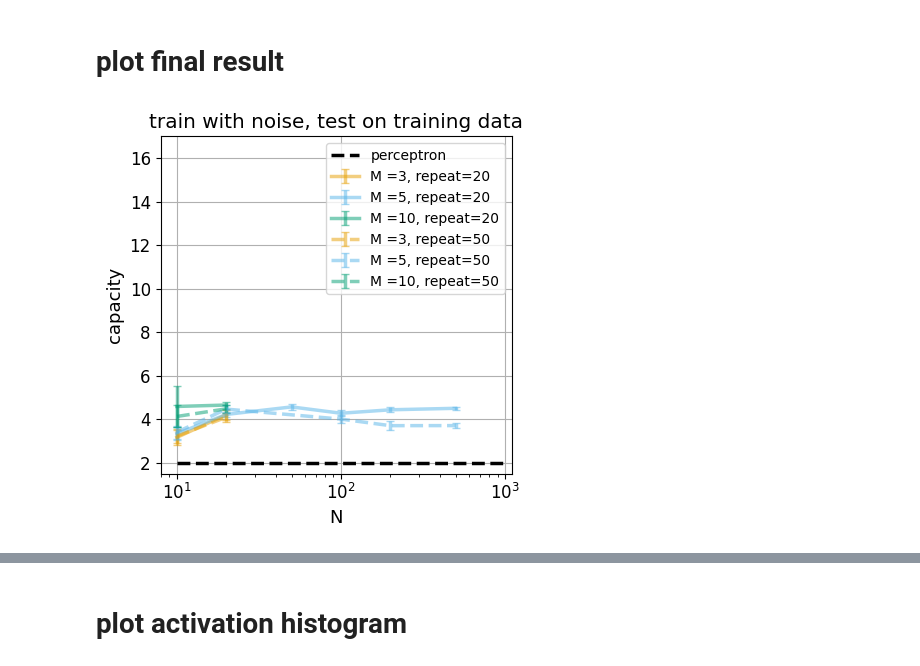
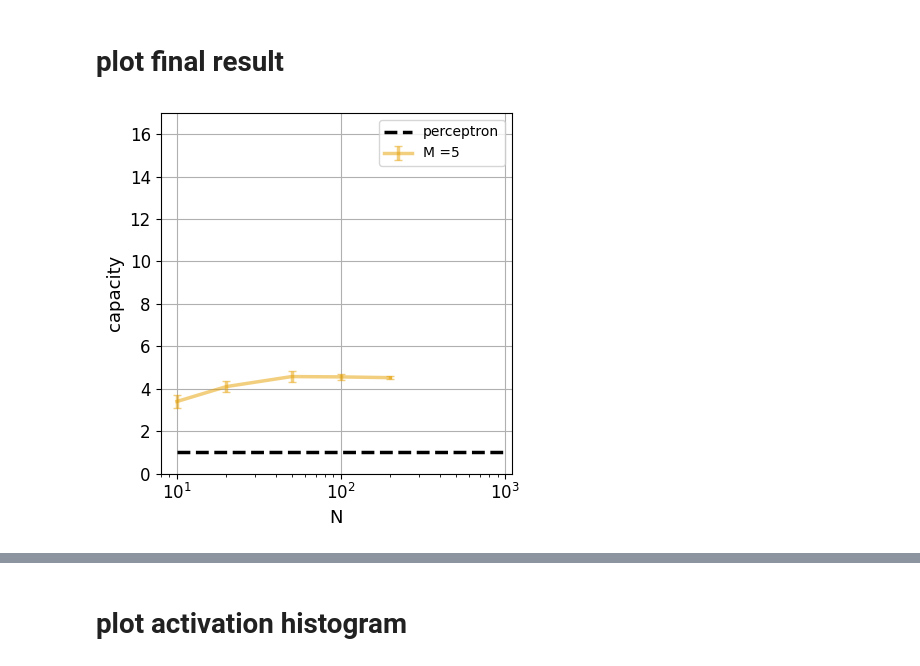
Before and after one commit to london-and-tequila/parallel_synapse_capacity, a Jupyter notebook: plot_results_no_shuffle.ipynb, the cells around one changed output, grey strips where cells are left out. Saved outputs shown, nothing was run; the diff lists cells and outputs as text; code cells hidden in the pictures.

```diff
--- a/plot_results_no_shuffle.ipynb
+++ b/plot_results_no_shuffle.ipynb
@@ -249,54 +211,54 @@ defaultdict(dict,
 # %%
 ax = plt.figure(figsize=(4.5, 4.5))
 color = ["#E69F00", "#56B4E9", "#009E73", "#0072B2", "#D55E00", "#CC79A7", "#F0E442"]
 line = ["-", "--", "-.", ":"]
 # plt.errorbar(capacity1[:, 0], capacity1[:, 2], yerr = capacity1[:, 3], capsize = 2, color = 'k', label = 'M = 5')
-for i_repeat, k in enumerate(all_capacity_dict):
-    capacity = all_capacity_dict[k]
-    for i, M in enumerate(capacity):
-        x, y, yerr = capacity[M][:, 0], capacity[M][:, 2], capacity[M][:, 3]
-        plt.errorbar(
-            x[~np.isnan(y)],
-            y[~np.isnan(y)],
-            yerr=yerr[~np.isnan(y)],
-            capsize=3,
-            color=color[i],
-            label="M =" + str(M) + ", repeat=" + str(k),
-            linestyle=line[i_repeat],
-            linewidth=2.5,
-            alpha=0.5,
-        )
-    # plt.errorbar(
-    #     capacityms[:, 0],
-    #     capacityms[:, 1],
-    #     yerr=capacityms[:, 2],
-    #     capsize=3,
-    #     color="r",
-    #     label="unlimited",
-    #     linewidth=3,
-    # )
+
+
+for i, M in enumerate(capacity):
+    x, y, yerr = capacity[M][:, 0], capacity[M][:, 2], capacity[M][:, 3]
+    plt.errorbar(
+        x[~np.isnan(y)],
+        y[~np.isnan(y)],
+        yerr=yerr[~np.isnan(y)],
+        capsize=3,
+        color=color[i],
+        label="M =" + str(M),
+        linestyle=line[i_repeat],
+        linewidth=2.5,
+        alpha=0.5,
+    )
+# plt.errorbar(
+#     capacityms[:, 0],
+#     capacityms[:, 1],
+#     yerr=capacityms[:, 2],
+#     capsize=3,
+#     color="r",
+#     label="unlimited",
+#     linewidth=3,
+# )
 plt.plot(
-    np.logspace(1, 3, 5), np.ones((5,)) * 2, "k--", linewidth=2.5, label="perceptron"
+    np.logspace(1, 3, 5), np.ones((5,)) * 1, "k--", linewidth=2.5, label="perceptron"
 )
 plt.xscale("log")
 # plt.yscale('log')
 # plt.xticks([0 + i*100 for i in range(12)])
 plt.grid()
 
 plt.xlabel("N", fontsize=13)
 plt.ylabel("capacity", fontsize=13)
-plt.ylim([1.5, 17])
+plt.ylim([0, 17])
 
 plt.xlim([-10, 1.1e3])
 plt.legend(ncol=1, prop={"size": 10})
 # plt.grid()
-plt.title("train with noise, test on training data")
+# plt.title("train with noise, test on training data")
 plt.tight_layout()
 
 
-plt.savefig("capacity_noisy_train.pdf")
+plt.savefig("capacity_no_shuffle.pdf")
 # %% [output]
-[figure, old version]
+[figure, new version]
 # %%
 capacity
 # %% [output]
```
Also changed, not shown: parts of 3 cells of this notebook, 11 other files.
